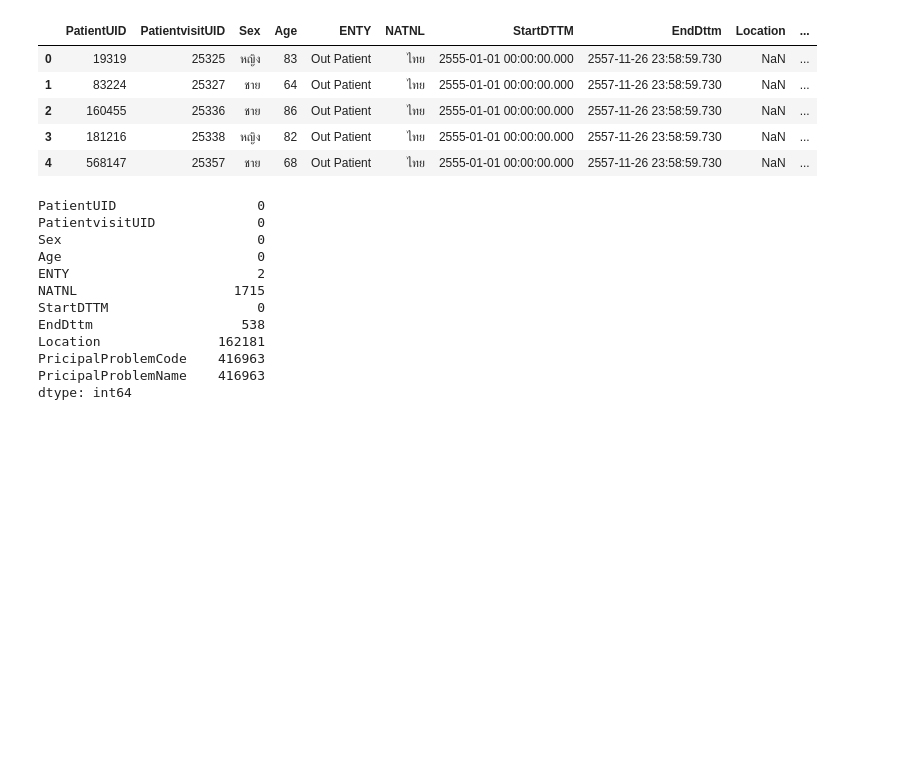
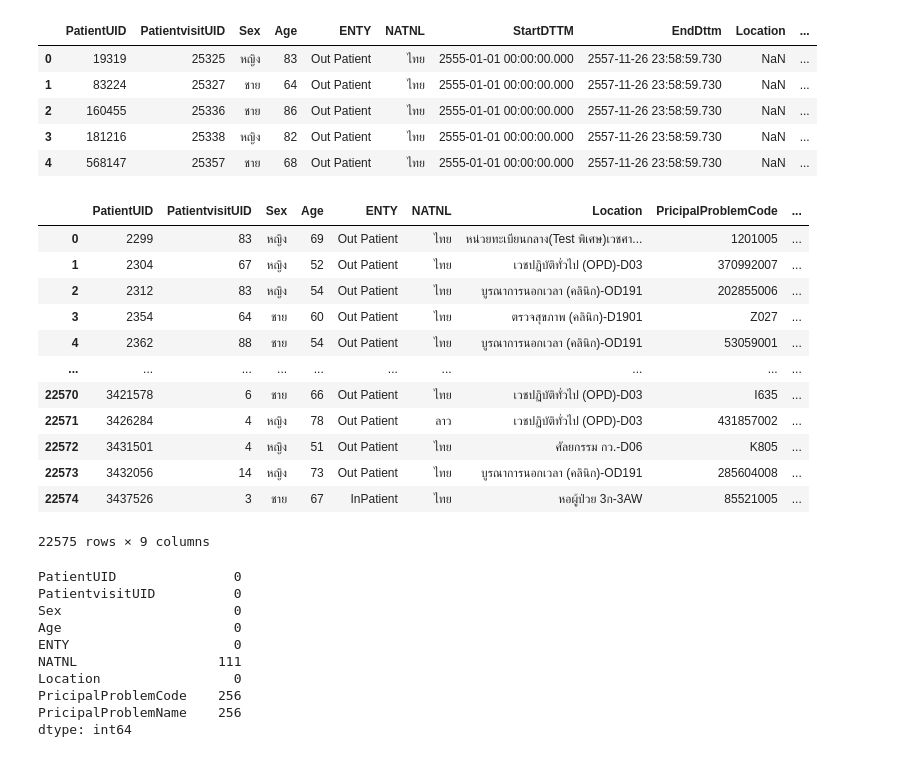
Before and after one commit to qmcnn/Data-Mining, a Jupyter notebook: Project_Mining.ipynb, the cells around one changed output. Cells and saved outputs as stored; diff of their text form; code cells hidden in the pictures; blank space fills up the shorter version.

```diff
--- a/Project_Mining.ipynb
+++ b/Project_Mining.ipynb
@@ -23,18 +23,43 @@ visit.head()
 | 2 | 160455 | 25336 | ชาย | 86 | Out Patient | ไทย | 2555-01-01 00:00:00.000 | 2557-11-26 23:58:59.730 | NaN | ... |
 | 3 | 181216 | 25338 | หญิง | 82 | Out Patient | ไทย | 2555-01-01 00:00:00.000 | 2557-11-26 23:58:59.730 | NaN | ... |
 | 4 | 568147 | 25357 | ชาย | 68 | Out Patient | ไทย | 2555-01-01 00:00:00.000 | 2557-11-26 23:58:59.730 | NaN | ... |
+# %%
+# กลุ่มและนับตาม 'PatientUID' โดยใช้ 'PatientvisitUID'
+visit_df = visit.groupby('PatientUID').agg({
+    'PatientvisitUID': 'count',
+    'Sex': 'first',
+    'Age': 'first',
+    'ENTY': 'first',
+    'NATNL': 'first',
+    'Location': 'first',
+    'PricipalProblemCode': 'first',
+    'PricipalProblemName': 'first'
+}).reset_index()
+visit_df
+# %% [output]
+|  | PatientUID | PatientvisitUID | Sex | Age | ENTY | NATNL | Location | PricipalProblemCode | ... |
+| 0 | 2299 | 83 | หญิง | 69 | Out Patient | ไทย | หน่วยทะเบียนกลาง(Test พิเศษ)เวชศา... | 1201005 | ... |
+| 1 | 2304 | 67 | หญิง | 52 | Out Patient | ไทย | เวชปฏิบัติทั่วไป (OPD)-D03 | 370992007 | ... |
+| 2 | 2312 | 83 | หญิง | 54 | Out Patient | ไทย | บูรณาการนอกเวลา (คลินิก)-OD191 | 202855006 | ... |
+| 3 | 2354 | 64 | ชาย | 60 | Out Patient | ไทย | ตรวจสุขภาพ (คลินิก)-D1901 | Z027 | ... |
+| 4 | 2362 | 88 | ชาย | 54 | Out Patient | ไทย | บูรณาการนอกเวลา (คลินิก)-OD191 | 53059001 | ... |
+| ... | ... | ... | ... | ... | ... | ... | ... | ... | ... |
+| 22570 | 3421578 | 6 | ชาย | 66 | Out Patient | ไทย | เวชปฏิบัติทั่วไป (OPD)-D03 | I635 | ... |
+| 22571 | 3426284 | 4 | หญิง | 78 | Out Patient | ลาว | เวชปฏิบัติทั่วไป (OPD)-D03 | 431857002 | ... |
+| 22572 | 3431501 | 4 | หญิง | 51 | Out Patient | ไทย | ศัลยกรรม กว.-D06 | K805 | ... |
+| 22573 | 3432056 | 14 | หญิง | 73 | Out Patient | ไทย | บูรณาการนอกเวลา (คลินิก)-OD191 | 285604008 | ... |
+| 22574 | 3437526 | 3 | ชาย | 67 | InPatient | ไทย | หอผู้ป่วย 3ก-3AW | 85521005 | ... |
+22575 rows × 9 columns
 # %%
-visit.isnull().sum()
+visit_df.isnull().sum()
 # %% [output]
-PatientUID                  0
-PatientvisitUID             0
-Sex                         0
-Age                         0
-ENTY                        2
-NATNL                    1715
-StartDTTM                   0
-EndDttm                   538
-Location               162181
-PricipalProblemCode    416963
-PricipalProblemName    416963
+PatientUID               0
+PatientvisitUID          0
+Sex                      0
+Age                      0
+ENTY                     0
+NATNL                  111
+Location                 0
+PricipalProblemCode    256
+PricipalProblemName    256
 dtype: int64
```
Also changed, not shown: parts of 9 cells of this notebook.
